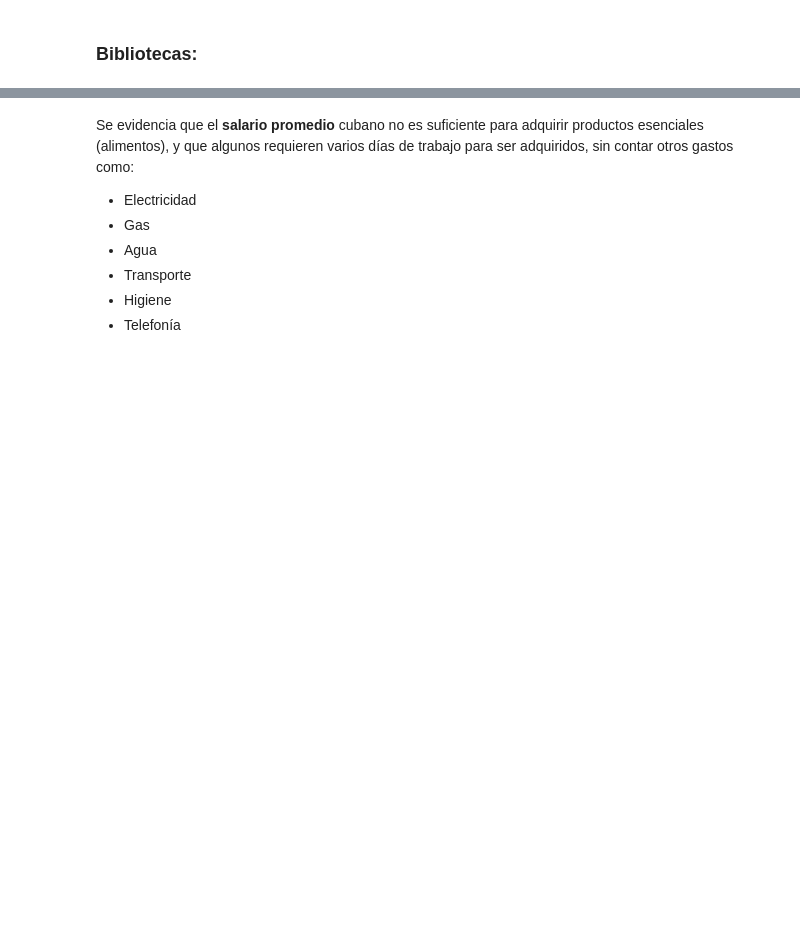
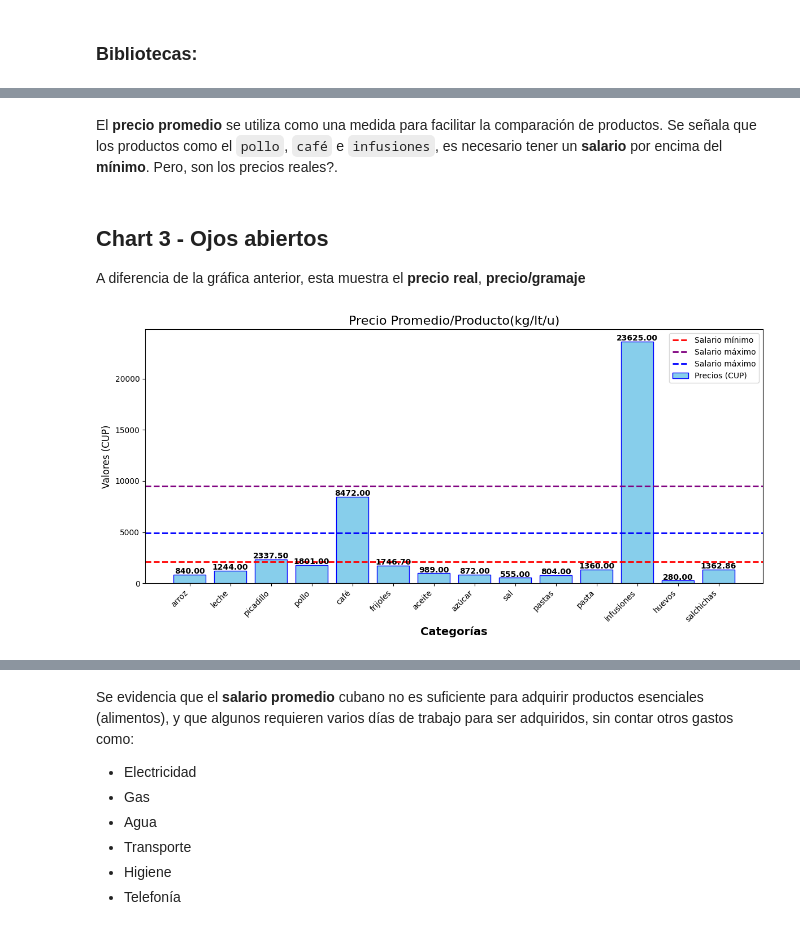
Before and after one commit to L14Npy/project_01, a Jupyter notebook: story.ipynb, the cells around one changed output, grey strips where cells are left out. Cells and saved outputs as stored; diff of their text form; code cells hidden in the pictures; blank space fills up the shorter version.

```diff
--- a/story.ipynb
+++ b/story.ipynb
@@ -121,0 +73,10 @@ ChartNecesaryDaysPlotD(22)
+# %% [markdown]
+El **precio promedio** se utiliza como una medida para facilitar la comparación de productos. Se señala que los productos como el `pollo`, `café` e `infusiones`, es necesario tener un **salario** por encima del **mínimo**. Pero, son los precios reales?.
+# %% [markdown]
+## Chart 3 - Ojos abiertos
+
+A diferencia de la gráfica anterior, esta muestra el **precio real**, **precio/gramaje**
+# %%
+ChartProducts2()
+# %% [output]
+[figure, added]
```
Also changed, not shown: parts of 38 cells of this notebook, 10 other files.
